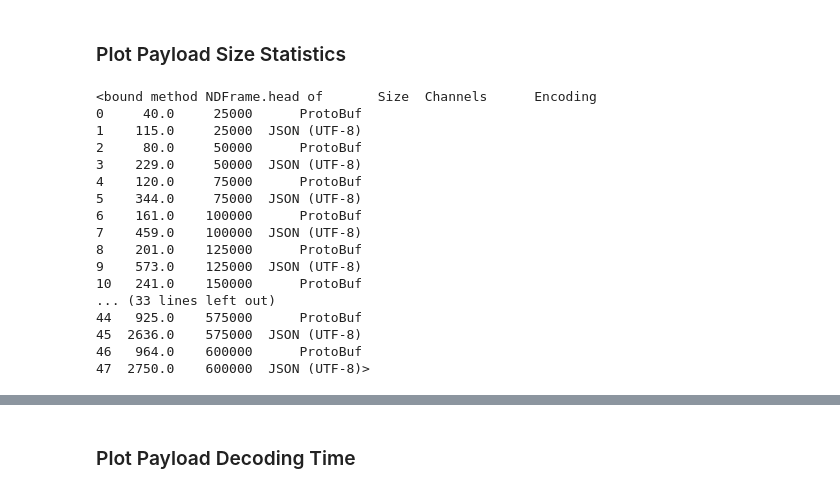
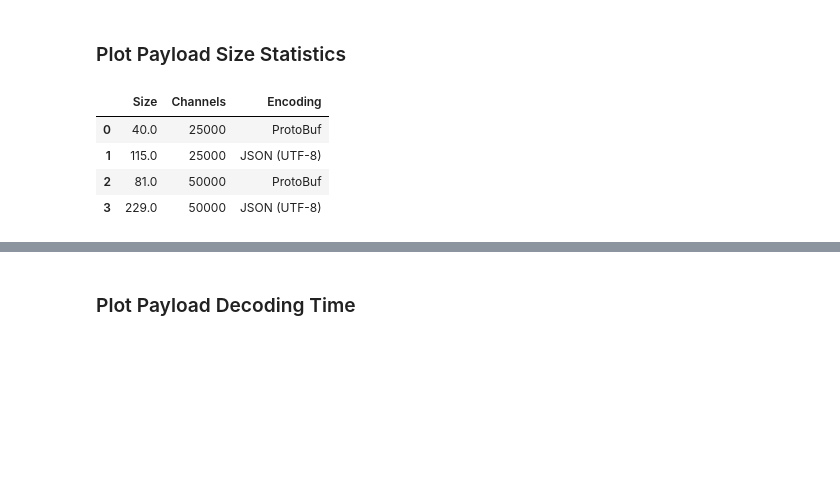
Before and after one commit to saifulkhan/streaming-vis-perf, a Jupyter notebook: producer/src/spectrogram_benchmark.ipynb, the cells around one changed output, grey strips where cells are left out. Drawn from its saved outputs; the diff is of its cells as text; code cells hidden in the pictures; blank space fills up the shorter version.

```diff
--- a/producer/src/spectrogram_benchmark.ipynb
+++ b/producer/src/spectrogram_benchmark.ipynb
@@ -45,25 +45,13 @@ for num_channels in range(25000, 610000, 25000):
 
 df = pd.DataFrame(data)
 # %%
-df.head
+df.head(4)
 # %% [output]
-<bound method NDFrame.head of       Size  Channels      Encoding
-0     40.0     25000      ProtoBuf
-1    115.0     25000  JSON (UTF-8)
-2     80.0     50000      ProtoBuf
-3    229.0     50000  JSON (UTF-8)
-4    120.0     75000      ProtoBuf
-5    344.0     75000  JSON (UTF-8)
-6    161.0    100000      ProtoBuf
-7    459.0    100000  JSON (UTF-8)
-8    201.0    125000      ProtoBuf
-9    573.0    125000  JSON (UTF-8)
-10   241.0    150000      ProtoBuf
-... (33 lines left out)
-44   925.0    575000      ProtoBuf
-45  2636.0    575000  JSON (UTF-8)
-46   964.0    600000      ProtoBuf
-47  2750.0    600000  JSON (UTF-8)>
+|  | Size | Channels | Encoding |
+| 0 | 40.0 | 25000 | ProtoBuf |
+| 1 | 115.0 | 25000 | JSON (UTF-8) |
+| 2 | 81.0 | 50000 | ProtoBuf |
+| 3 | 229.0 | 50000 | JSON (UTF-8) |
 # %%
 # plot
 plt.style.use("seaborn-whitegrid")
```
Also changed, not shown: parts of 4 cells of this notebook, 4 other files.
